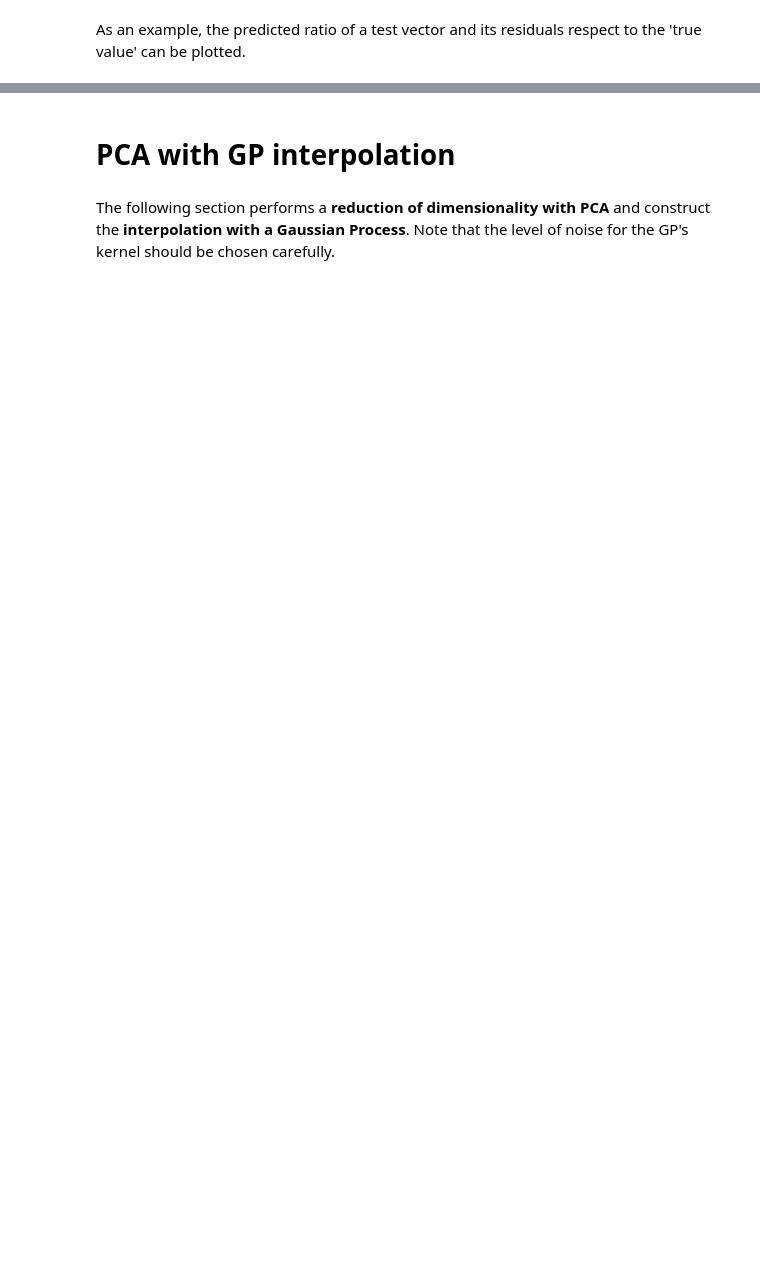
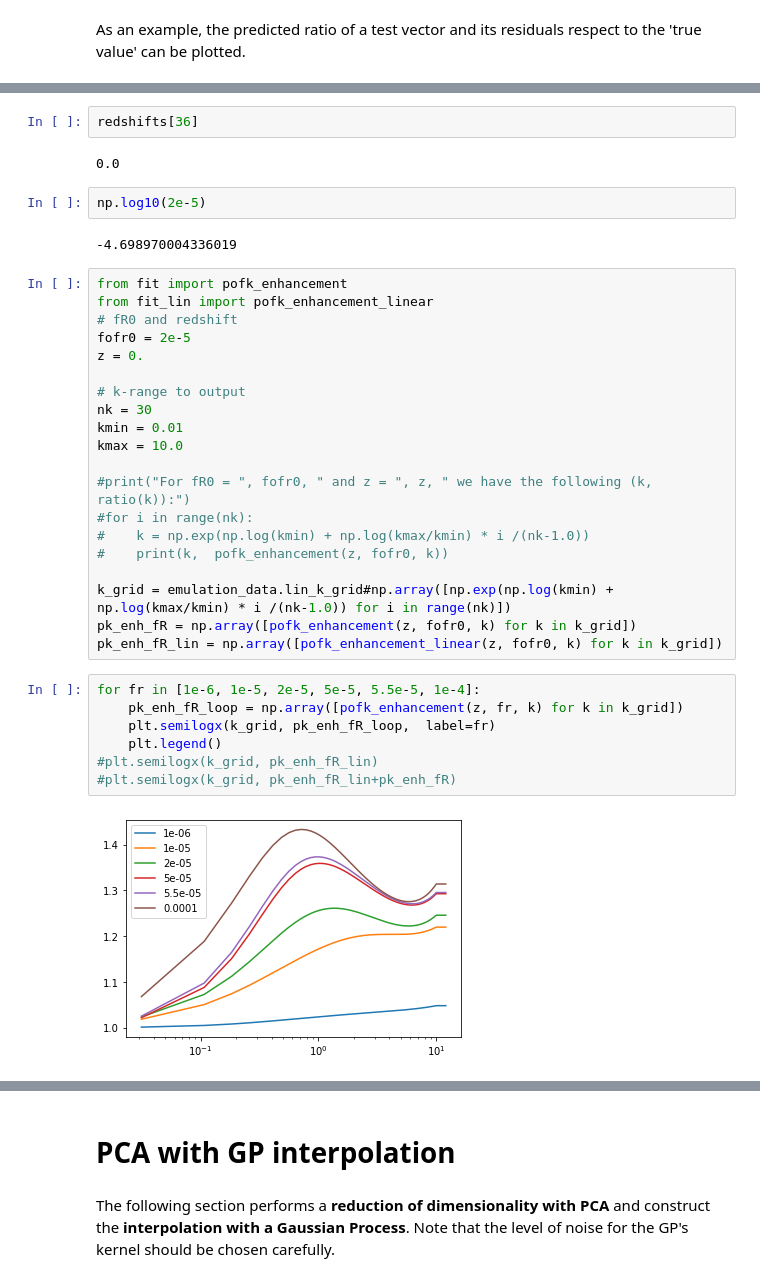
Before and after one commit to santiagocasas/looti-test-public, a Jupyter notebook: notebooks/Emulator_fR_Ratios.ipynb, the cells around one changed output, grey strips where cells are left out. Cells and saved outputs as stored; diff of their text form; blank space fills up the shorter version.

```diff
--- a/notebooks/Emulator_fR_Ratios.ipynb
+++ b/notebooks/Emulator_fR_Ratios.ipynb
@@ -144 +168,38 @@ As an example, the predicted ratio of a test vector and its residuals respect to
+# %%
+redshifts[36]
+# %% [output]
+0.0
+# %%
+np.log10(2e-5)
+# %% [output]
+-4.698970004336019
+# %%
+from fit import pofk_enhancement
+from fit_lin import pofk_enhancement_linear
+# fR0 and redshift
+fofr0 = 2e-5
+z = 0.
+
+# k-range to output
+nk = 30
+kmin = 0.01
+kmax = 10.0
+
+#print("For fR0 = ", fofr0, " and z = ", z, " we have the following (k, ratio(k)):")
+#for i in range(nk):
+#    k = np.exp(np.log(kmin) + np.log(kmax/kmin) * i /(nk-1.0))
+#    print(k,  pofk_enhancement(z, fofr0, k))
+
+k_grid = emulation_data.lin_k_grid#np.array([np.exp(np.log(kmin) + np.log(kmax/kmin) * i /(nk-1.0)) for i in range(nk)])
+pk_enh_fR = np.array([pofk_enhancement(z, fofr0, k) for k in k_grid])
+pk_enh_fR_lin = np.array([pofk_enhancement_linear(z, fofr0, k) for k in k_grid])
+# %%
+for fr in [1e-6, 1e-5, 2e-5, 5e-5, 5.5e-5, 1e-4]:
+    pk_enh_fR_loop = np.array([pofk_enhancement(z, fr, k) for k in k_grid])
+    plt.semilogx(k_grid, pk_enh_fR_loop,  label=fr)
+    plt.legend()
+#plt.semilogx(k_grid, pk_enh_fR_lin)
+#plt.semilogx(k_grid, pk_enh_fR_lin+pk_enh_fR)
+# %% [output]
+[figure, added]
 # %%
```
Also changed, not shown: parts of 22 cells of this notebook.
